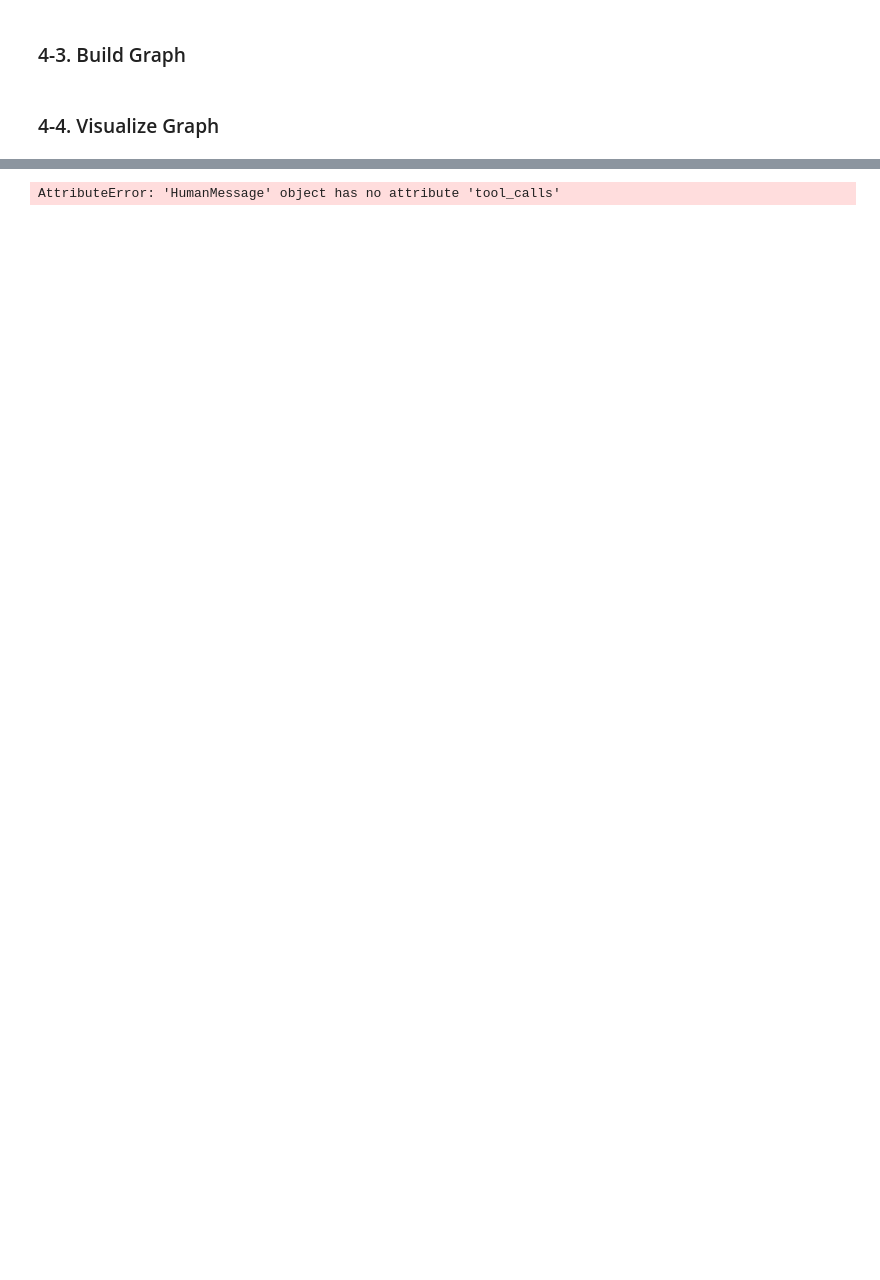
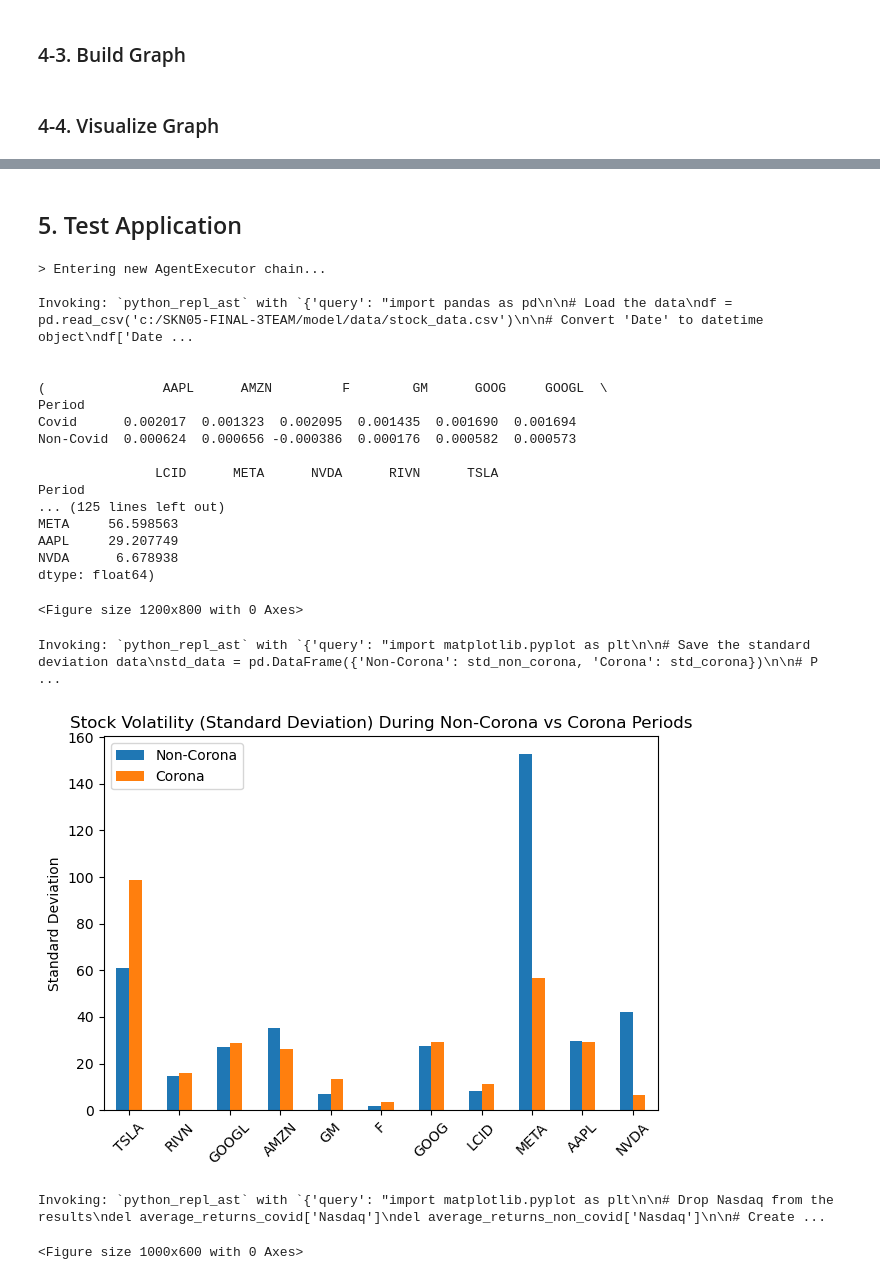
Before and after one commit to greatsangho/SKN05-FINAL-3TEAM, a Jupyter notebook: model/inner_visualizer.ipynb, the cells around one changed output, grey strips where cells are left out. Cells and saved outputs as stored; diff of their text form; code cells hidden in the pictures; blank space fills up the shorter version.

Commit message:
done inner visualizer

```diff
--- a/model/inner_visualizer.ipynb
+++ b/model/inner_visualizer.ipynb
@@ -54,6 +54,7 @@ CHART_DIR = BASE_DIR / 'charts' # 차트 저장용 디엑토리
 ### 4-1. Define State
 # %%
 class State(TypedDict):
-    messages: Annotated[list, add_messages]
+    # messages: Annotated[list, operator.add]
+    messages : Annotated[List[BaseMessage], add_messages]
 # %% [markdown]
 ### 4-2. Define Tools
@@ -94,4 +140,10 @@ tools = [python_repl]
 # %%
-llm = ChatOpenAI(model="gpt-4o")
+llm = ChatOpenAI(
+    model="gpt-4o-mini"
+)
 
-llm_with_tools = llm.bind_tools(tools)
+analyst_agent = create_react_agent(
+    llm,
+    [analyze_data, chart_generator],
+    state_modifier = analyst_prompt
+)
@@ -122,11 +150,2 @@ visualize_specialist = visualize_prompt | llm_with_tools
 # %% [markdown]
 ### 4-4. Define Node
-# %%
-def inner_visualizer_node(state : dict):
-    messages = state["messages"]
-
-    result = visualize_specialist.invoke({"question" : messages[-1]})
-
-    return {'message' : [result]}
-
-tool_node = ToolNode(tools)
@@ -172,10 +202,40 @@ display(Image(app.get_graph().draw_mermaid_png()))
+# %% [markdown]
+## 5. Test Application
 # %%
-initial_input = {'messages' : [HumanMessage(content="주어진 데이터에 대해 시각화 해줘줘")]}
+config = {"recursion_limit" : 30}
+inputs = {'messages' : [
+        {
+            'role' : 'human',
+            'content' : '주어진 주가 데이터에서 NASDAQ을 제외하고 코로나 시기와 아닌 시기의 차이를 분석할 수 있도록 분석 및 시각화 해줘'
+        }
+    ]
+}
 
-for chunk in app.stream(initial_input, stream_mode="updates"): # update 된 state 값만 가져옴져옴
+for chunk in app.stream(inputs, config, stream_mode="updates"): # update 된 state 값만 가져옴져옴
     for node, values in chunk.items():
         print(f"Receving update from node: '{node}")
         print(values)
         print("\n\n")
 # %% [output]
-AttributeError: 'HumanMessage' object has no attribute 'tool_calls'
+> Entering new AgentExecutor chain...
+
+Invoking: `python_repl_ast` with `{'query': "import pandas as pd\n\n# Load the data\ndf = pd.read_csv('c:/SKN05-FINAL-3TEAM/model/data/stock_data.csv')\n\n# Convert 'Date' to datetime object\ndf['Date ...
+
+
+(               AAPL      AMZN         F        GM      GOOG     GOOGL  \
+Period
+Covid      0.002017  0.001323  0.002095  0.001435  0.001690  0.001694
+Non-Covid  0.000624  0.000656 -0.000386  0.000176  0.000582  0.000573
+
+               LCID      META      NVDA      RIVN      TSLA
+Period
+... (125 lines left out)
+META     56.598563
+AAPL     29.207749
+NVDA      6.678938
+dtype: float64)
+<Figure size 1200x800 with 0 Axes>
+Invoking: `python_repl_ast` with `{'query': "import matplotlib.pyplot as plt\n\n# Save the standard deviation data\nstd_data = pd.DataFrame({'Non-Corona': std_non_corona, 'Corona': std_corona})\n\n# P ...
+[figure, added]
+Invoking: `python_repl_ast` with `{'query': "import matplotlib.pyplot as plt\n\n# Drop Nasdaq from the results\ndel average_returns_covid['Nasdaq']\ndel average_returns_non_covid['Nasdaq']\n\n# Create ...
+<Figure size 1000x600 with 0 Axes>
```
Also changed, not shown: parts of 11 cells of this notebook, 2 other files.
